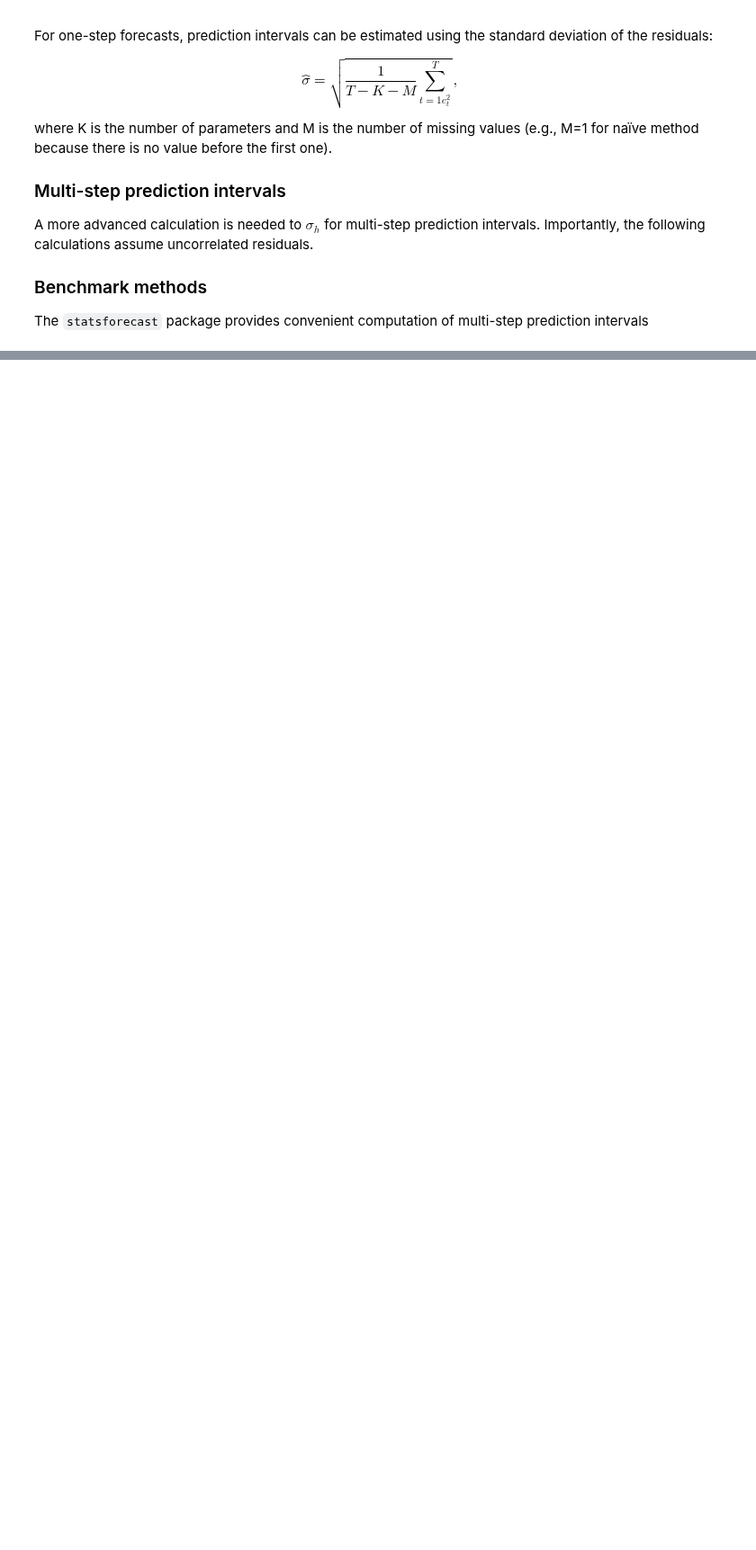
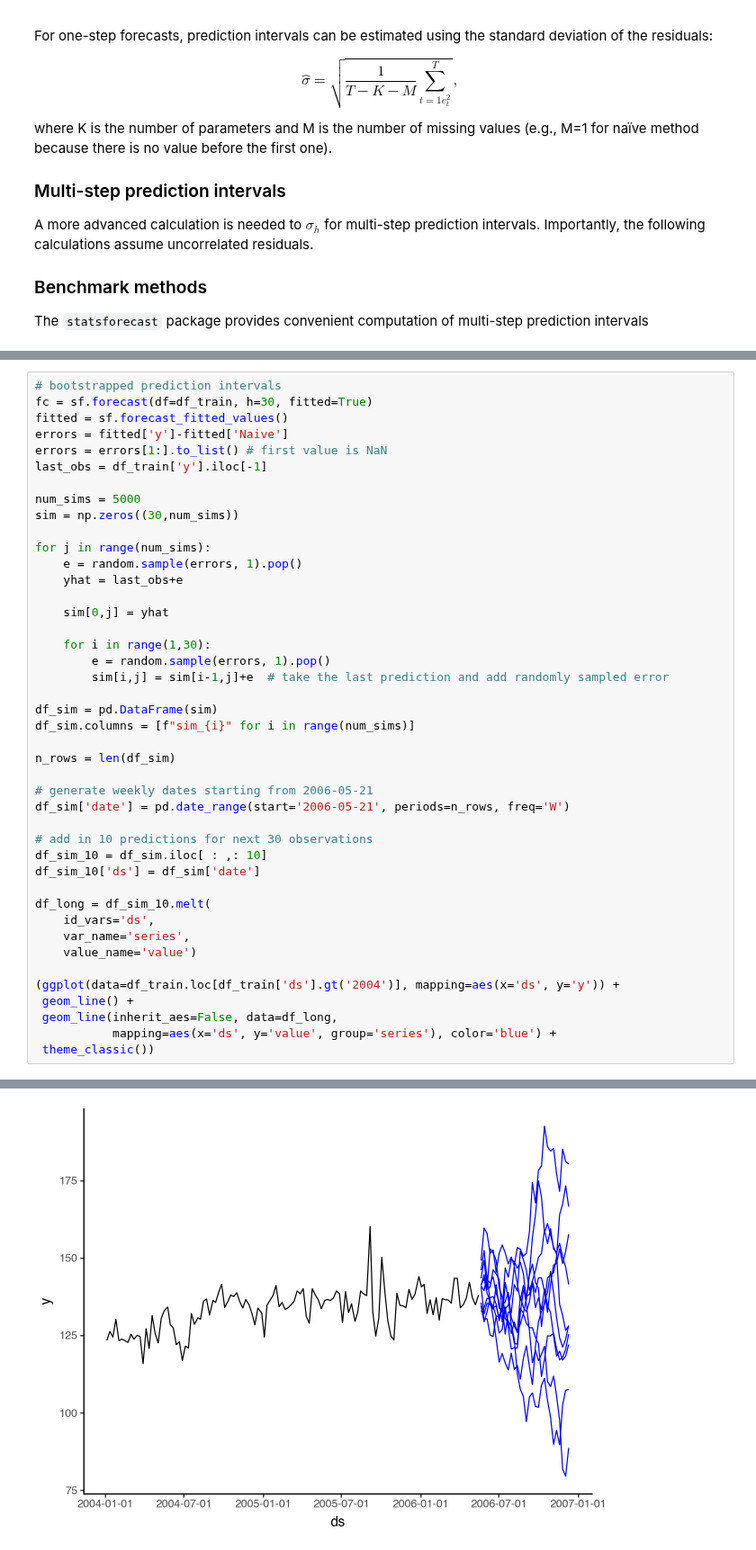
Before and after one commit to sebsciarra/gas_pump_prices, a Jupyter notebook: notebooks/chap5_forecaster_toolbox.ipynb, the cells around one changed output, grey strips where cells are left out. Shown at 90% size. Saved outputs shown, nothing was run; the diff lists cells and outputs as text; blank space fills up the shorter version.

```diff
--- a/notebooks/chap5_forecaster_toolbox.ipynb
+++ b/notebooks/chap5_forecaster_toolbox.ipynb
@@ -307,0 +310,44 @@ df_forecast = sf.forecast(df=df_train, h=12, level=[80, 95])  # NOTE: forecast f
+# %%
+# bootstrapped prediction intervals
+fc = sf.forecast(df=df_train, h=30, fitted=True)
+fitted = sf.forecast_fitted_values()
+errors = fitted['y']-fitted['Naive']
+errors = errors[1:].to_list() # first value is NaN
+last_obs = df_train['y'].iloc[-1]
+
+num_sims = 5000
+sim = np.zeros((30,num_sims))
+
+for j in range(num_sims):
+    e = random.sample(errors, 1).pop()
+    yhat = last_obs+e
+
+    sim[0,j] = yhat
+
+    for i in range(1,30):
+        e = random.sample(errors, 1).pop()
+        sim[i,j] = sim[i-1,j]+e  # take the last prediction and add randomly sampled error
+
+df_sim = pd.DataFrame(sim)
+df_sim.columns = [f"sim_{i}" for i in range(num_sims)]
+
+n_rows = len(df_sim)
+
+# generate weekly dates starting from 2006-05-21
+df_sim['date'] = pd.date_range(start='2006-05-21', periods=n_rows, freq='W')
+
+# add in 10 predictions for next 30 observations
+df_sim_10 = df_sim.iloc[ : ,: 10]
+df_sim_10['ds'] = df_sim['date']
+
+df_long = df_sim_10.melt(
+    id_vars='ds',
+    var_name='series',
+    value_name='value')
+
+(ggplot(data=df_train.loc[df_train['ds'].gt('2004')], mapping=aes(x='ds', y='y')) +
+ geom_line() +
+ geom_line(inherit_aes=False, data=df_long,
+           mapping=aes(x='ds', y='value', group='series'), color='blue') +
+ theme_classic())
+# %% [output]
@@ -307,0 +358 @@ df_forecast = sf.forecast(df=df_train, h=12, level=[80, 95])  # NOTE: forecast f
+[figure, added]
```
Also changed, not shown: parts of 15 cells of this notebook.
